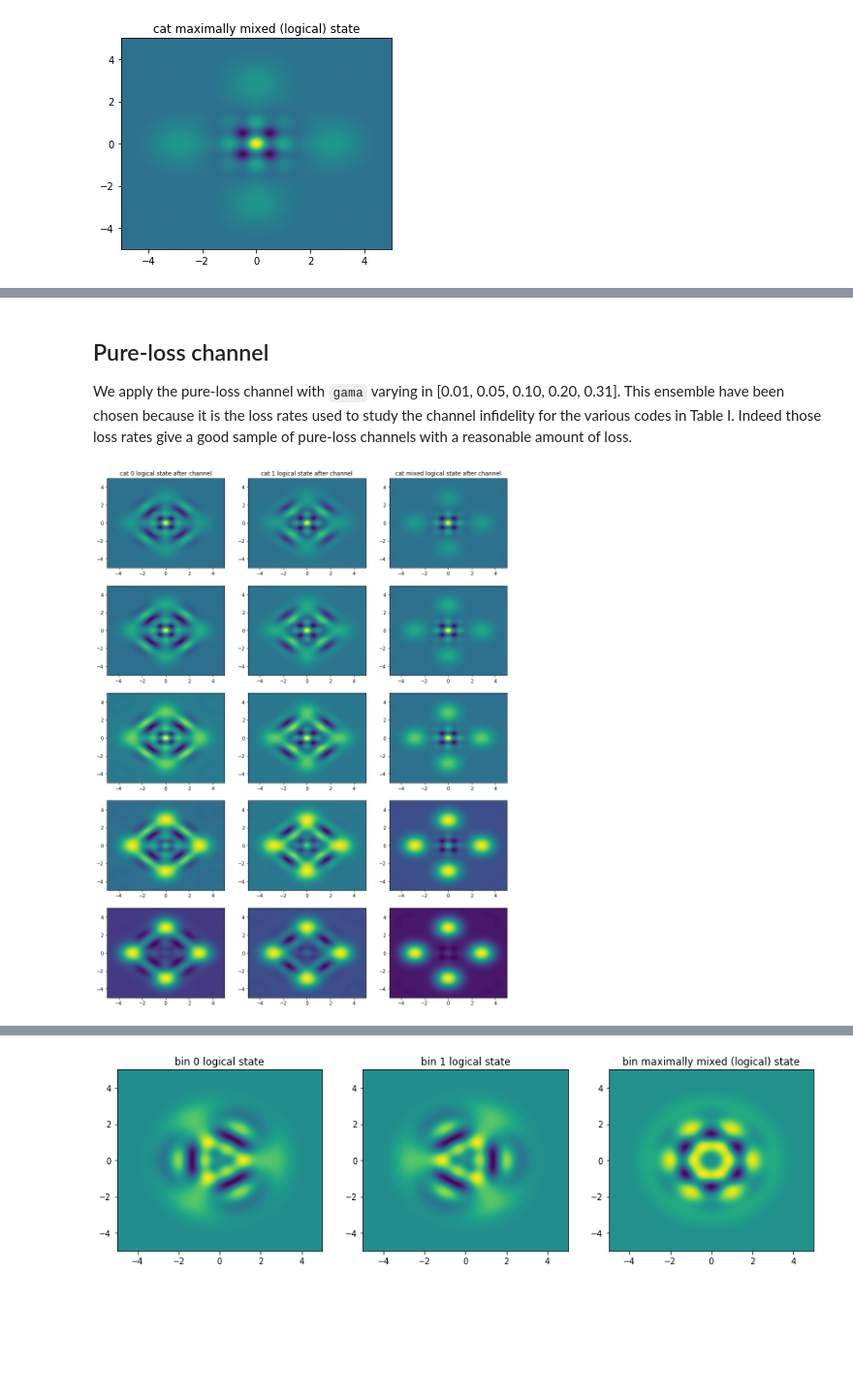
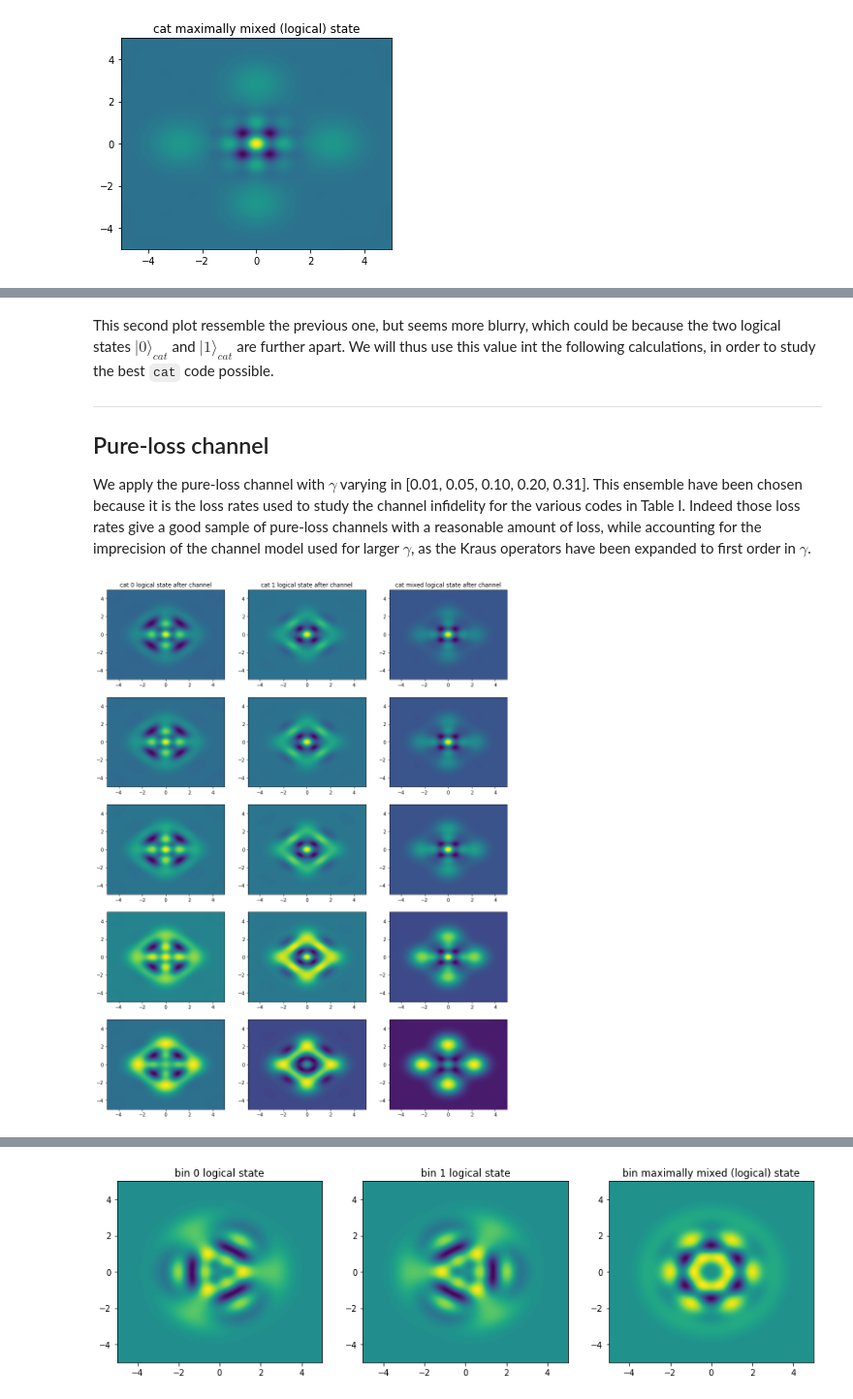
Before and after one commit to kinnian/PRIM, a Jupyter notebook: Bosonic_codes_in_a_pure-loss_channel.ipynb, the cells around one changed output, grey strips where cells are left out. Shown at 97% size. Drawn from its saved outputs; the diff is of its cells as text; code cells hidden in the pictures; blank space fills up the shorter version.

Commit message:
Finished version Added all plots of trace distance, overlap and fidelity. Cannot explain the weird results.

```diff
--- a/Bosonic_codes_in_a_pure-loss_channel.ipynb
+++ b/Bosonic_codes_in_a_pure-loss_channel.ipynb
@@ -66,11 +66,6 @@ def density(state):
 Then, we can fully describe the effect of the channel on the density matrix of a logical state using the following function:
 # %%
-def channel(dens, N, gama):
-    l = Qobj()
-    l = E_0(N,gama)*dens*E_0(N,gama).dag() + E_1(N,gama)*dens*E_1(N,gama).dag() + E_2(N,gama)*dens*E_2(N,gama).dag()
-    return l
-
-def chan(dens, N, gama):
-    l = Qobj()
-    l = sum((E_l(N, gama, k)*dens*E_l(N, gama, k).dag()) for k in range(0,150))
-    return l
+# def channel(dens, N, gamma):
+#    l = Qobj()
+#    l = E_0(N,gamma)*dens*E_0(N,gamma).dag() + E_1(N,gamma)*dens*E_1(N,gamma).dag() + E_2(N,gamma)*dens*E_2(N,gamma).dag()
+#    return l
@@ -80,0 +82,10 @@ H = 0.5*(identity(20)+num(20))
+# %%
+def E_l(N, gamma, l):
+    k = Qobj()
+    k = (gamma/(1-gamma))**(l/2)*(1-gamma/2)/math.sqrt(np.math.factorial(l))*destroy(N)**l
+    return k
+
+def channel(dens, N, gamma):
+    l = Qobj()
+    l = sum((E_l(N, gamma, k)*dens*E_l(N, gamma, k).dag()) for k in range(0,150))
+    return l
@@ -140,0 +157,8 @@ We indeed obtain a plot comparable to the one of the original paper. We can thus
+# %%
+xvec = np.linspace(-5,5,200)
+fig, axes = plt.subplots(1, 1, figsize=(5,4))
+cat_mixed = (1/2*(cat_L(20, 1.538, 0)*cat_L(20, 1.538, 0).dag() + cat_L(20, 1.538, 1)*cat_L(20, 1.538, 1).dag()))
+W_cat_mixed = wigner(cat_mixed, xvec, xvec)
+cont = axes.contourf(xvec, xvec, W_cat_mixed, 100)
+lbl = axes.set_title("cat maximally mixed (logical) state")
+plt.show()
@@ -141,23 +167,27 @@ We indeed obtain a plot comparable to the one of the original paper. We can thus
 # %% [markdown]
+This second plot ressemble the previous one, but seems more blurry, which could be because the two logical states $\mid 0\rangle_{cat}$ and $\mid1\rangle_{cat}$ are further apart. We will thus use this value int the following calculations, in order to study the best `cat` code possible.
+
+***
+
 ## Pure-loss channel
 
-We apply the pure-loss channel with `gama` varying in [0.01, 0.05, 0.10, 0.20, 0.31]. This ensemble have been chosen because it is the loss rates used to study the channel infidelity for the various codes in Table I. Indeed those loss rates give a good sample of pure-loss channels with a reasonable amount of loss.
+We apply the pure-loss channel with $\gamma$ varying in [0.01, 0.05, 0.10, 0.20, 0.31]. This ensemble have been chosen because it is the loss rates used to study the channel infidelity for the various codes in Table I. Indeed those loss rates give a good sample of pure-loss channels with a reasonable amount of loss, while accounting for the imprecision of the channel model used for larger $\gamma$, as the Kraus operators have been expanded to first order in $\gamma$.
 # %%
 xvec = np.linspace(-5,5,200)
 fig, axes = plt.subplots(5, 3, figsize=(15,20))
 n = 0
 lbl0 = axes[n][0].set_title("cat 0 logical state after channel")
 lbl1 = axes[n][1].set_title("cat 1 logical state after channel")
 lbl2 = axes[n][2].set_title("cat mixed logical state after channel")
-for gama in (0.01,0.05,0.1,0.2,0.31):
-    W_cat_0_C = wigner(chan(density(cat_L(20, 2, 0)), 20, gama), xvec, xvec)
-    W_cat_1_C = wigner(chan(density(cat_L(20, 2, 1)), 20, gama), xvec, xvec)
-    W_cat_m_C = wigner(chan(density(cat_mixed), 20, gama), xvec, xvec)
+for gamma in (0.01,0.05,0.1,0.2,0.31):
+    W_cat_0_C = wigner(channel(density(cat_L(20, 1.538, 0)), 20, gamma), xvec, xvec)
+    W_cat_1_C = wigner(channel(density(cat_L(20, 1.538, 1)), 20, gamma), xvec, xvec)
+    W_cat_m_C = wigner(channel(density(cat_mixed), 20, gamma), xvec, xvec)
     cont0 = axes[n][0].contourf(xvec, xvec, W_cat_0_C, 100)
     cont1 = axes[n][1].contourf(xvec, xvec, W_cat_1_C, 100)
     cont2 = axes[n][2].contourf(xvec, xvec, W_cat_m_C, 100)
     n = n+1
 plt.show()
 # %% [output]
-[figure, old version]
+[figure, new version]
 # %% [markdown]
```
Also changed, not shown: parts of 65 cells of this notebook.
